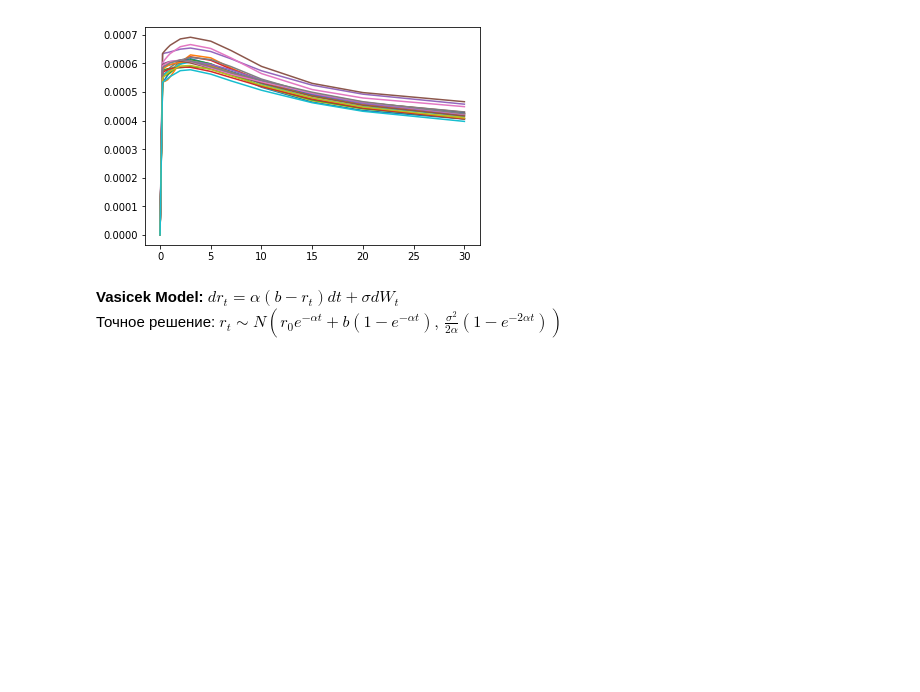
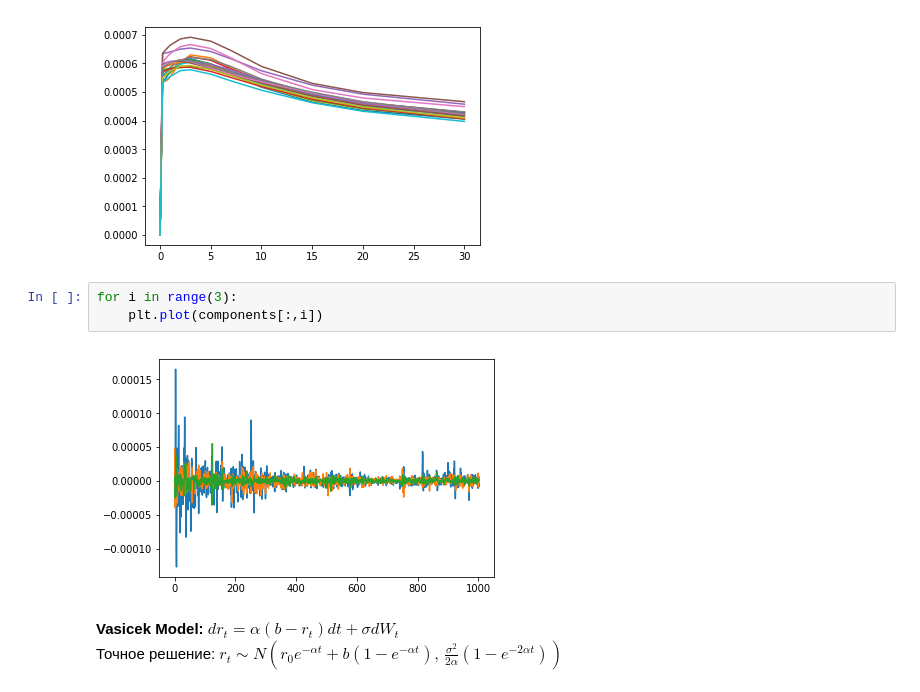
Before and after one commit to umanetz/risk_management, a Jupyter notebook: Bonds2.ipynb, the cells around one changed output. Saved outputs shown, nothing was run; the diff lists cells and outputs as text; blank space fills up the shorter version.

```diff
--- a/Bonds2.ipynb
+++ b/Bonds2.ipynb
@@ -24,6 +28,11 @@ for i in range(20):
     plt.plot(np.concatenate((np.zeros(1), ir.columns)), np.concatenate((np.zeros(1), ir.iloc[i].values)))
 # %% [output]
 [figure]
+# %%
+for i in range(3):
+    plt.plot(components[:,i])
+# %% [output]
+[figure, added]
 # %% [markdown]
 __Vasicek Model:__ $dr_t = \alpha(b-r_t)dt + \sigma dW_t$
 Точное решение: $r_t \sim N\left(r_0 e^{-\alpha t} + b (1-e^{-\alpha t}),\,\tfrac{\sigma^2}{2\alpha}\left(1-e^{-2\alpha t}\right)\right)
```
Also changed, not shown: parts of 29 cells of this notebook.
